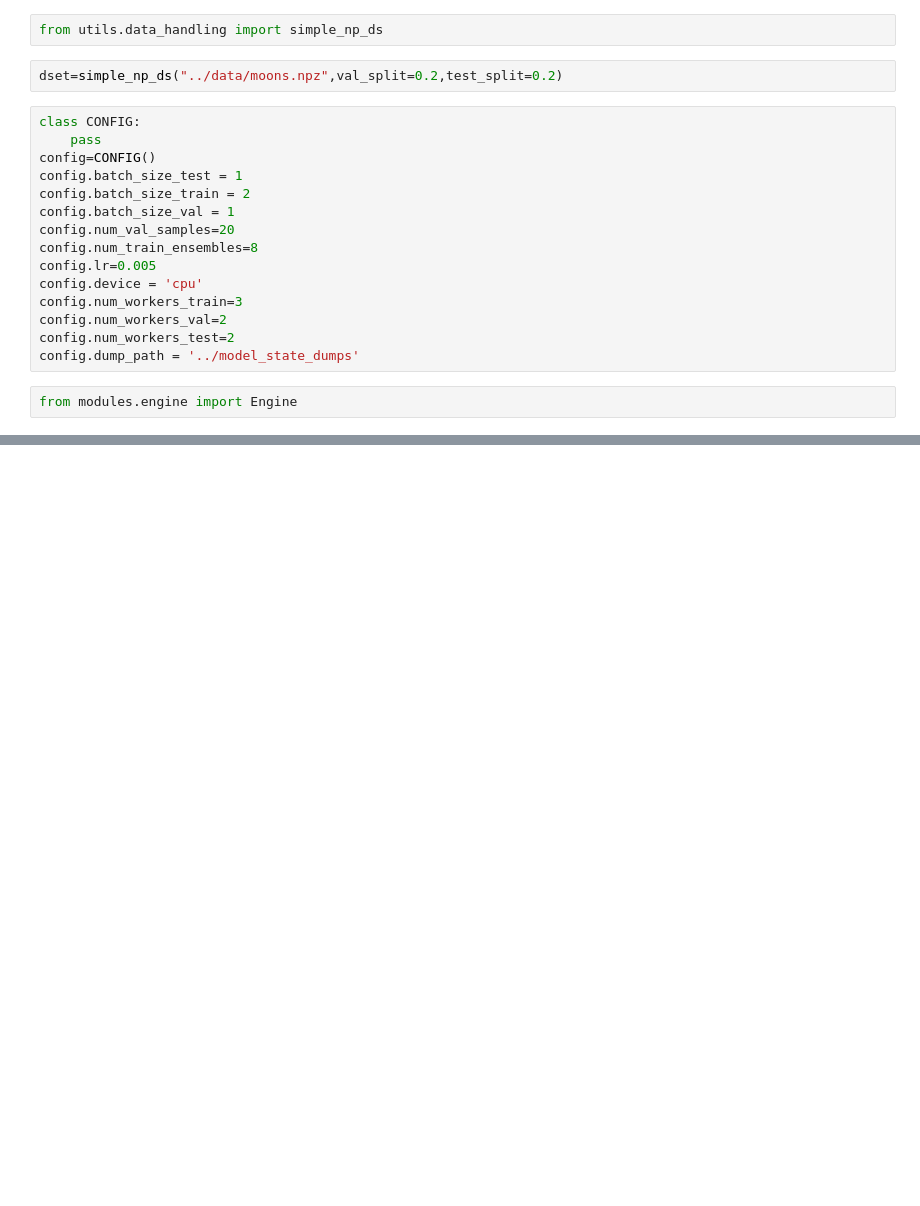
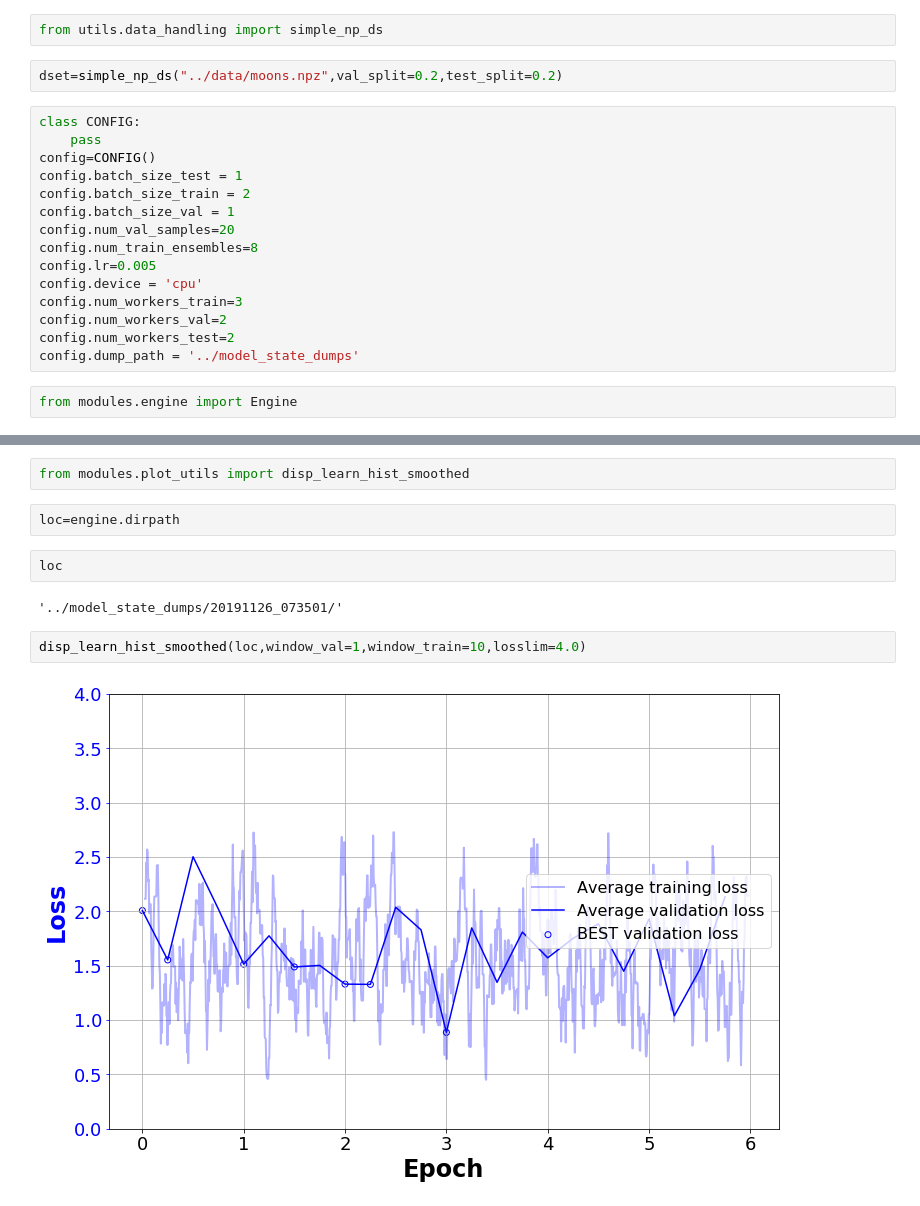
Before and after one commit to amyami187/FeatureDragon, a Jupyter notebook: notebooks/train_model_try0.ipynb, the cells around one changed output, grey strips where cells are left out. Drawn from its saved outputs; the diff is of its cells as text; blank space fills up the shorter version.

```diff
--- a/notebooks/train_model_try0.ipynb
+++ b/notebooks/train_model_try0.ipynb
@@ -74,0 +75,12 @@ loss: 0.0
+# %%
+from modules.plot_utils import disp_learn_hist_smoothed
+# %%
+loc=engine.dirpath
+# %%
+loc
+# %% [output]
+'../model_state_dumps/20191126_073501/'
+# %%
+disp_learn_hist_smoothed(loc,window_val=1,window_train=10,losslim=4.0)
+# %% [output]
+[figure, added]
```
Also changed, not shown: parts of 3 cells of this notebook, 2 other files.
